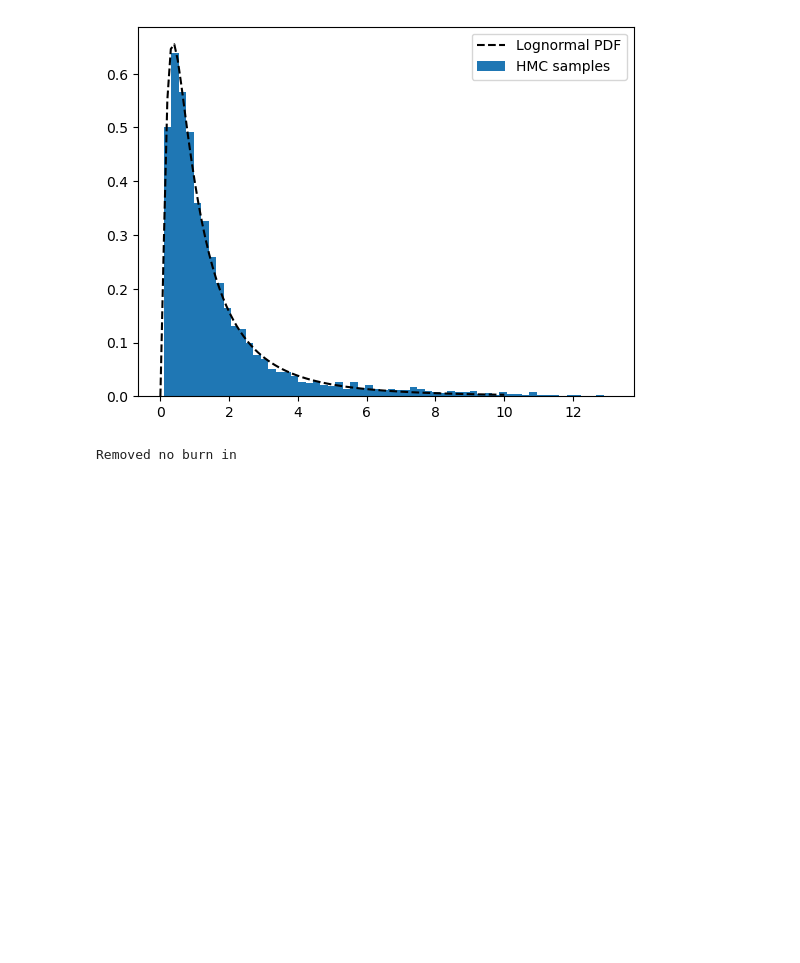
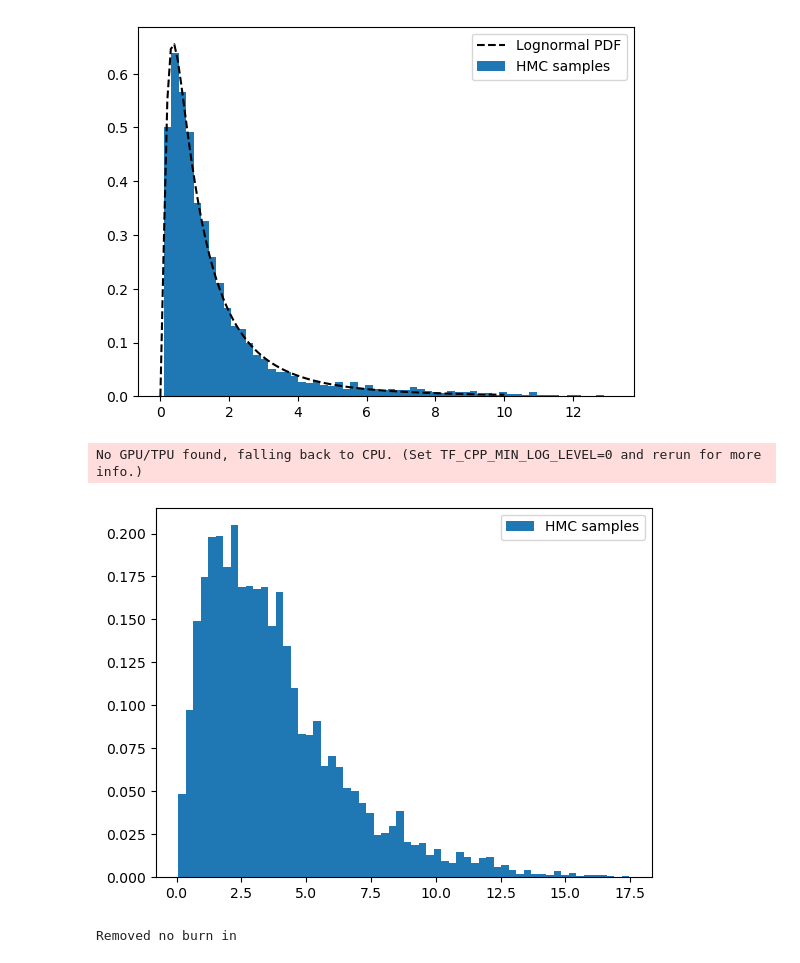
Before and after one commit to ua-2025q3-astr501-513/p1-the-physics-team, a Jupyter notebook: test.ipynb, the cells around one changed output. Cells and saved outputs as stored; diff of their text form; code cells hidden in the pictures; blank space fills up the shorter version.

```diff
--- a/test.ipynb
+++ b/test.ipynb
@@ -35,6 +35,16 @@ plt.legend()
 plt.show()
 # %% [output]
 [figure]
+# %%
+# Ex. Chisq
+samples = Hmc(jnp.array([2.]), 5000, 0.5, 2, Chisq, jnp.eye(1),200)
+# ==== Plot
+plt.hist(samples[:,0], density=True, label='HMC samples',bins=60)
+plt.legend()
+plt.show()
+# %% [output]
+No GPU/TPU found, falling back to CPU. (Set TF_CPP_MIN_LOG_LEVEL=0 and rerun for more info.)
+[figure, added]
 # %%
 # Ex. Donut
 samples = Hmc(jnp.array([2.0, 0.0]), 10000, 0.5, 2, Donut, jnp.eye(2),800)
```
Also changed, not shown: parts of 1 cell of this notebook.
